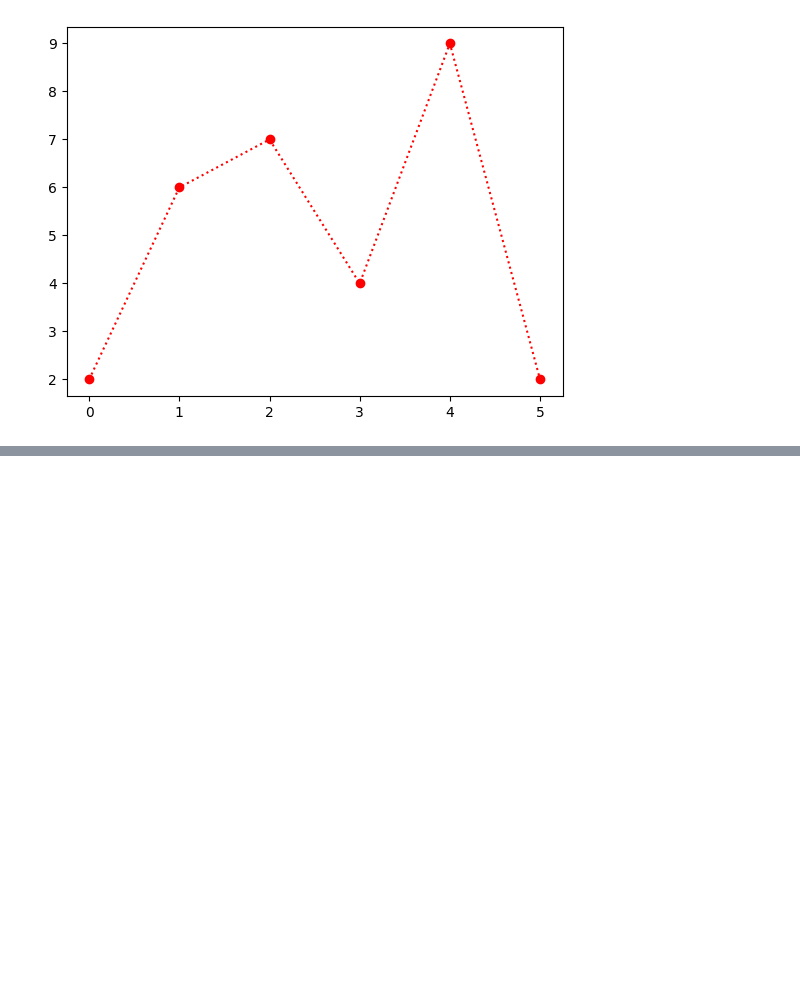
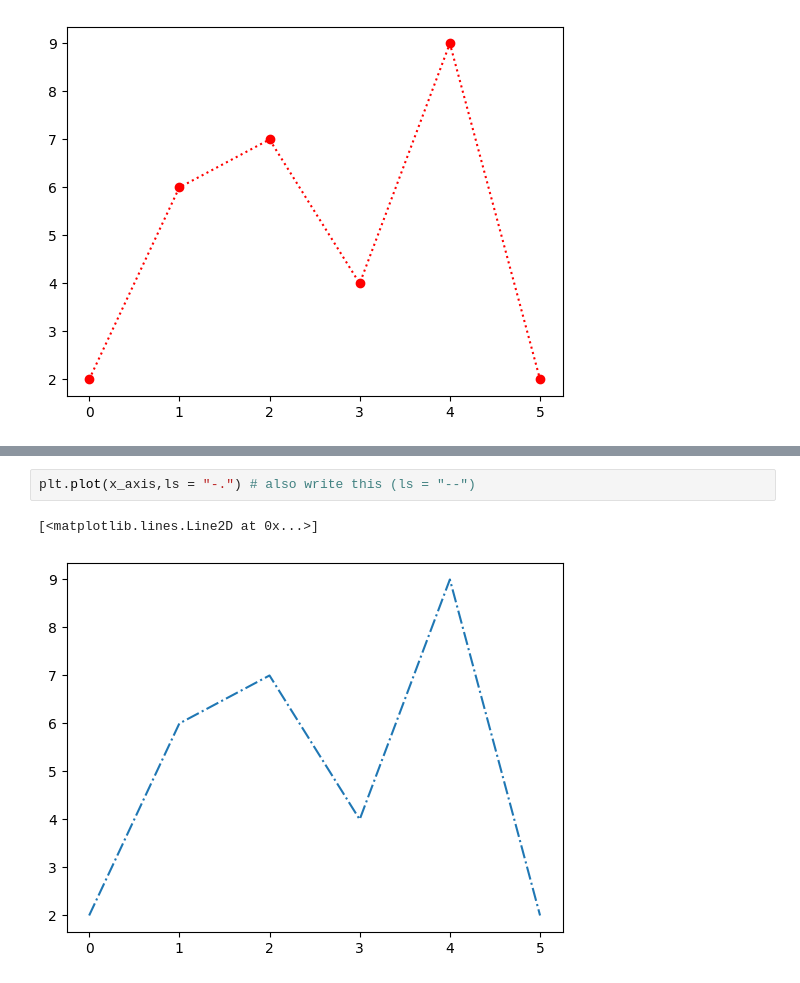
Before and after one commit to SohailDad/ML-Python, a Jupyter notebook: Matplotlib/First.ipynb, the cells around one changed output, grey strips where cells are left out. Saved outputs shown, nothing was run; the diff lists cells and outputs as text; blank space fills up the shorter version.

```diff
--- a/Matplotlib/First.ipynb
+++ b/Matplotlib/First.ipynb
@@ -55,0 +68,5 @@ plt.plot(x_axis,'o:r')
+# %%
+plt.plot(x_axis,ls = "-.") # also write this (ls = "--")
+# %% [output]
+[<matplotlib.lines.Line2D at 0x...>]
+[figure, added]
```
Also changed, not shown: parts of 4 cells of this notebook.
